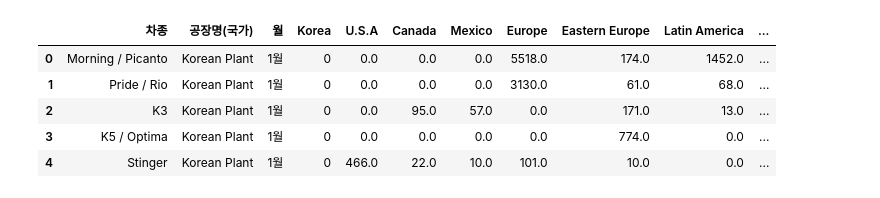
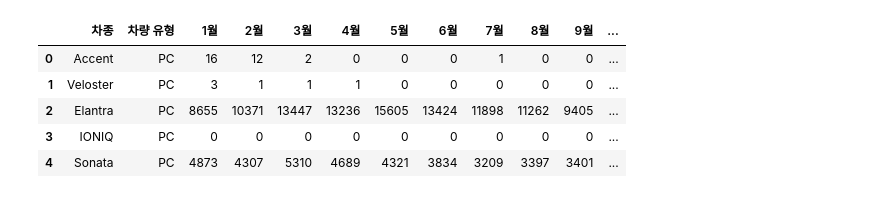
Before and after one commit to CodeWorks-hi/mini-project-2, a Jupyter notebook: jupyter_notebooks/데이터_전처리/carsales_hyunda_데이터처리i.ipynb, the cells around one changed output. Cells and saved outputs as stored; diff of their text form; code cells hidden in the pictures.

```diff
--- a/jupyter_notebooks/데이터_전처리/carsales_hyunda_데이터처리i.ipynb
+++ b/jupyter_notebooks/데이터_전처리/carsales_hyunda_데이터처리i.ipynb
@@ -858,0 +737,5 @@ df.to_csv("/Users/mi-yeonlim/Documents/Github/mini-project-2/data/processed/현
+# %%
+# 데이터 불러오기
+df_2023 = pd.read_csv("../../data/raw/현대/hmc-us-retail-sales-december-y2023.CSV")
+df_2024 = pd.read_csv("../../data/raw/현대/hmc-us-retail-sales-december-y2024.CSV")
+df_2025 = pd.read_csv("../../data/raw/현대/hmc-us-retail-sales-december-y2025.CSV")
@@ -859,9 +788,39 @@ df.to_csv("/Users/mi-yeonlim/Documents/Github/mini-project-2/data/processed/현
+# %%
+# 0. fillna
+df_2023.fillna(0, inplace=True)
+df_2024.fillna(0, inplace=True)
+df_2025.fillna(0, inplace=True)
+
+# 1. '-' → 0
+df_2023.replace('-', 0, inplace=True)
+df_2024.replace('-', 0, inplace=True)
+df_2025.replace('-', 0, inplace=True)
+
+# 2. ',' 제거
+df_2023.replace(',', '', regex=True, inplace=True)
+df_2024.replace(',', '', regex=True, inplace=True)
+df_2025.replace(',', '', regex=True, inplace=True)
+
+# 3. '(숫자)' → -숫자 로 처리 (회계 표기)
+df_2023.replace(r'\((\d+)\)', r'-\1', regex=True, inplace=True)
+df_2024.replace(r'\((\d+)\)', r'-\1', regex=True, inplace=True)
+df_2025.replace(r'\((\d+)\)', r'-\1', regex=True, inplace=True)
+
+# 4. 공백 제거 (strip)
+df_2023 = df_2023.applymap(lambda x: str(x).strip() if isinstance(x, str) else x)
+df_2024 = df_2024.applymap(lambda x: str(x).strip() if isinstance(x, str) else x)
+df_2025 = df_2025.applymap(lambda x: str(x).strip() if isinstance(x, str) else x)
+
+# 5. 숫자형으로 변환 (3번째 컬럼부터)
+df_2023.iloc[:, 3:] = df_2023.iloc[:, 3:].astype(int)
+df_2024.iloc[:, 3:] = df_2024.iloc[:, 3:].astype(int)
+df_2025.iloc[:, 3:] = df_2025.iloc[:, 3:].astype(int)
 # %%
-df.head()
+df_2023.head()
 # %% [output]
-|  | 차종 | 공장명(국가) | 월 | Korea | U.S.A | Canada | Mexico | Europe | Eastern Europe | Latin America | ... |
-| 0 | Morning / Picanto | Korean Plant | 1월 | 0 | 0.0 | 0.0 | 0.0 | 5518.0 | 174.0 | 1452.0 | ... |
-| 1 | Pride / Rio | Korean Plant | 1월 | 0 | 0.0 | 0.0 | 0.0 | 3130.0 | 61.0 | 68.0 | ... |
-| 2 | K3 | Korean Plant | 1월 | 0 | 0.0 | 95.0 | 57.0 | 0.0 | 171.0 | 13.0 | ... |
-| 3 | K5 / Optima | Korean Plant | 1월 | 0 | 0.0 | 0.0 | 0.0 | 0.0 | 774.0 | 0.0 | ... |
-| 4 | Stinger | Korean Plant | 1월 | 0 | 466.0 | 22.0 | 10.0 | 101.0 | 10.0 | 0.0 | ... |
+|  | 차종 | 차량 유형 | 1월 | 2월 | 3월 | 4월 | 5월 | 6월 | 7월 | 8월 | 9월 | ... |
+| 0 | Accent | PC | 16 | 12 | 2 | 0 | 0 | 0 | 1 | 0 | 0 | ... |
+| 1 | Veloster | PC | 3 | 1 | 1 | 1 | 0 | 0 | 0 | 0 | 0 | ... |
+| 2 | Elantra | PC | 8655 | 10371 | 13447 | 13236 | 15605 | 13424 | 11898 | 11262 | 9405 | ... |
+| 3 | IONIQ | PC | 0 | 0 | 0 | 0 | 0 | 0 | 0 | 0 | 0 | ... |
+| 4 | Sonata | PC | 4873 | 4307 | 5310 | 4689 | 4321 | 3834 | 3209 | 3397 | 3401 | ... |
```
Also changed, not shown: parts of 133 cells of this notebook, 37 other files.
